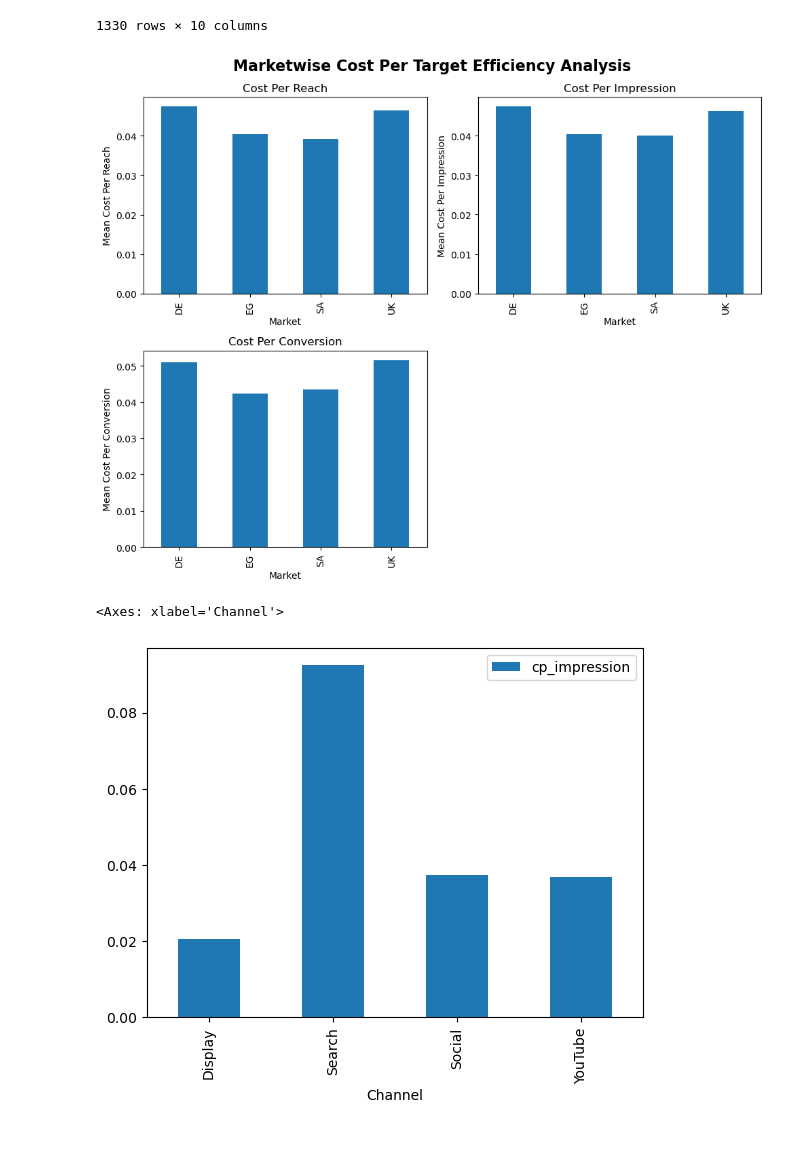
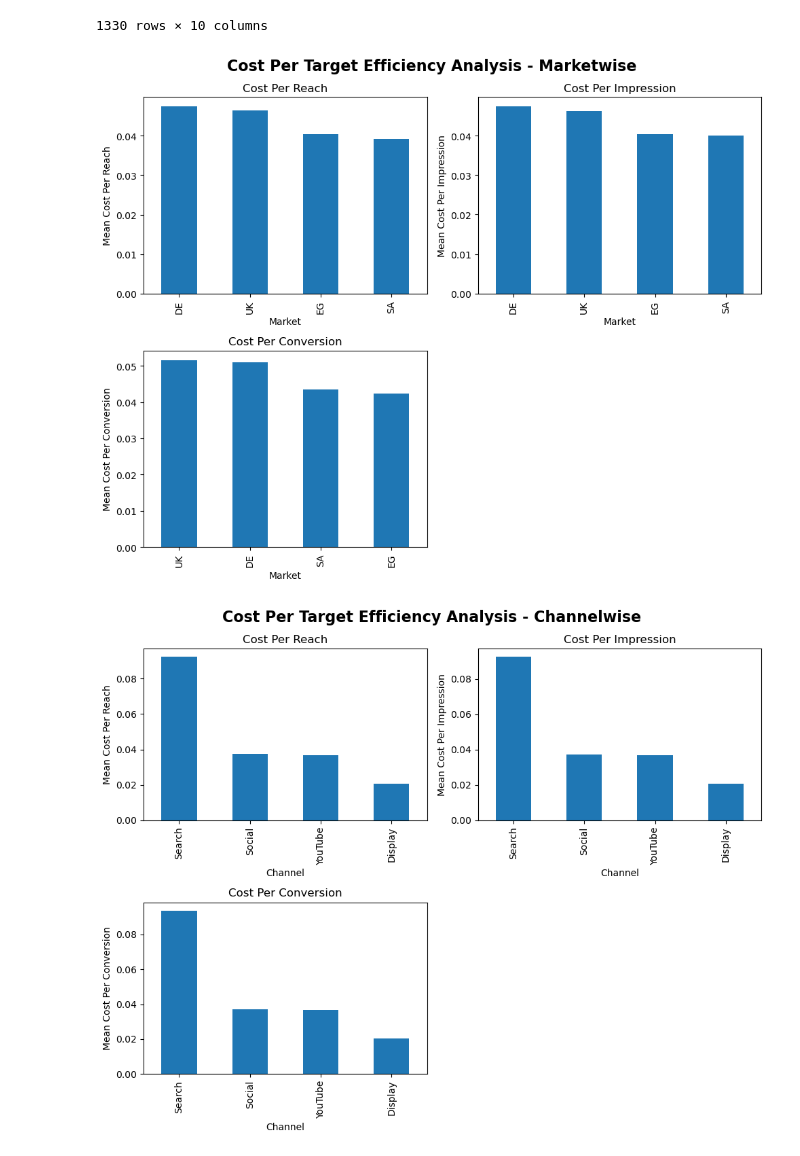
Before and after one commit to winniechebet/DigData-X-Google-GeminiPro-Marketing-Campaign-Analysis, a Jupyter notebook: campaign_data_inspection.ipynb, the cells around one changed output. Drawn from its saved outputs; the diff is of its cells as text; code cells hidden in the pictures.

Commit message:
Cost Per Target Efficiency Analysis - Channelwise & Campaignwise

```diff
--- a/campaign_data_inspection.ipynb
+++ b/campaign_data_inspection.ipynb
@@ -299,7 +299,8 @@ efficiencies(unskewed_reach, "reach")
 fig, axes = plt.subplots(nrows=2, ncols=2, figsize=(10, 8))
 
 ax_top_left = axes[0, 0]
-c_per_r_marketwise = pd.pivot_table(efficiencies(unskewed_reach, "reach"), "cp_reach", "Market", aggfunc="mean")
+c_per_r_marketwise = pd.pivot_table(efficiencies(unskewed_reach, "reach"), "cp_reach",
+                                    "Market", aggfunc="mean").sort_values(by="cp_reach", ascending=False)
 c_per_r_marketwise.plot(kind="bar", ax=ax_top_left)
 
 ax_top_left.set(
@@ -310,7 +311,8 @@ ax_top_left.set(
 
 
 ax_top_right = axes[0, 1]
-c_per_i_marketwise = pd.pivot_table(efficiencies(unskewed_impressions, "impression"), "cp_impression", "Market", aggfunc="mean")
+c_per_i_marketwise = pd.pivot_table(efficiencies(unskewed_impressions, "impression"), "cp_impression",
+                                    "Market", aggfunc="mean").sort_values(by="cp_impression", ascending=False)
 c_per_i_marketwise.plot(kind="bar", ax=ax_top_right)
 
 ax_top_right.set(
@@ -321,7 +323,8 @@ ax_top_right.set(
 
 
 ax_bottom_right = axes[1, 0]
-c_per_c_marketwise = pd.pivot_table(efficiencies(unskewed_conversions, "conversion"), "cp_conversion", "Market", aggfunc="mean")
+c_per_c_marketwise = pd.pivot_table(efficiencies(unskewed_conversions, "conversion"), "cp_conversion",
+                                    "Market", aggfunc="mean").sort_values(by="cp_conversion", ascending=False)
 c_per_c_marketwise.plot(kind="bar", ax=ax_bottom_right)
 
 
@@ -344,23 +347,53 @@ fig.suptitle("Cost Per Target Efficiency Analysis - Marketwise", fontsize=16, fo
 plt.tight_layout()
 plt.show();
 # %% [output]
-[figure, old version]
+[figure, new version]
 # %%
-ax_top_right = axes[0, 1]
-c_per_r_channelwise = pd.pivot_table(efficiencies(unskewed_reach, "reach"), "cp_reach", "Channel", aggfunc="mean")
-c_per_r_channelwise.plot(kind="bar", ax=ax_top_right)
+fig, axes = plt.subplots(nrows=2, ncols=2, figsize=(10, 8))
+ax_top_left = axes[0, 0]
+c_per_r_channelwise = pd.pivot_table(efficiencies(unskewed_reach, "reach"), "cp_reach",
+                                     "Channel", aggfunc="mean").sort_values(by="cp_reach", ascending=False)
+c_per_r_channelwise.plot(kind="bar", ax=ax_top_left)
 
-ax_top_right.set(
+ax_top_left.set(
+    title="Cost Per Reach",
     xlabel="Channel",
     ylabel="Mean Cost Per Reach"
 )
 
-c_per_i_channelwise = pd.pivot_table(efficiencies(unskewed_impressions, "impression"), "cp_impression", "Channel", aggfunc="mean")
-c_per_i_channelwise.plot(kind="bar")
+ax_top_right = axes[0, 1]
+c_per_i_channelwise = pd.pivot_table(efficiencies(unskewed_impressions, "impression"), "cp_impression",
+                                     "Channel", aggfunc="mean").sort_values(by="cp_impression", ascending=False)
 
-c_per_c_channelwise = pd.pivot_table(efficiencies(unskewed_conversions, "conversion"), "cp_conversion", "Channel", aggfunc="mean")
-c_per_c_channelwise.plot(kind="bar")
+c_per_i_channelwise.plot(kind="bar", ax=ax_top_right)
+
+ax_top_right.set(
+    title="Cost Per Impression",
+    xlabel="Channel",
+    ylabel="Mean Cost Per Impression"
+)
+
+ax_bottom_left = axes[1, 0]
+c_per_c_channelwise = pd.pivot_table(efficiencies(unskewed_conversions, "conversion"),
+                                     "cp_conversion", "Channel", aggfunc="mean").sort_values(by="cp_conversion", ascending=False)
+c_per_c_channelwise.plot(kind="bar", ax=ax_bottom_left)
+
+ax_bottom_left.set(
+    title="Cost Per Conversion",
+    xlabel="Channel",
+    ylabel="Mean Cost Per Conversion"
+)
+
+# Remove legend from all subplots
+for ax in axes.flatten():
+    if ax.get_legend():
+        ax.get_legend().remove()
+
+# Remove unused axis
+axes[1, 1].remove()
+fig.suptitle("Cost Per Target Efficiency Analysis - Channelwise", fontsize=16, fontweight='bold')
+plt.tight_layout()
+plt.show();
 # %% [output]
-<Axes: xlabel='Channel'>
-[figure, old version]
+[figure, new version]
 # %%
```
Also changed, not shown: parts of 6 cells of this notebook.
